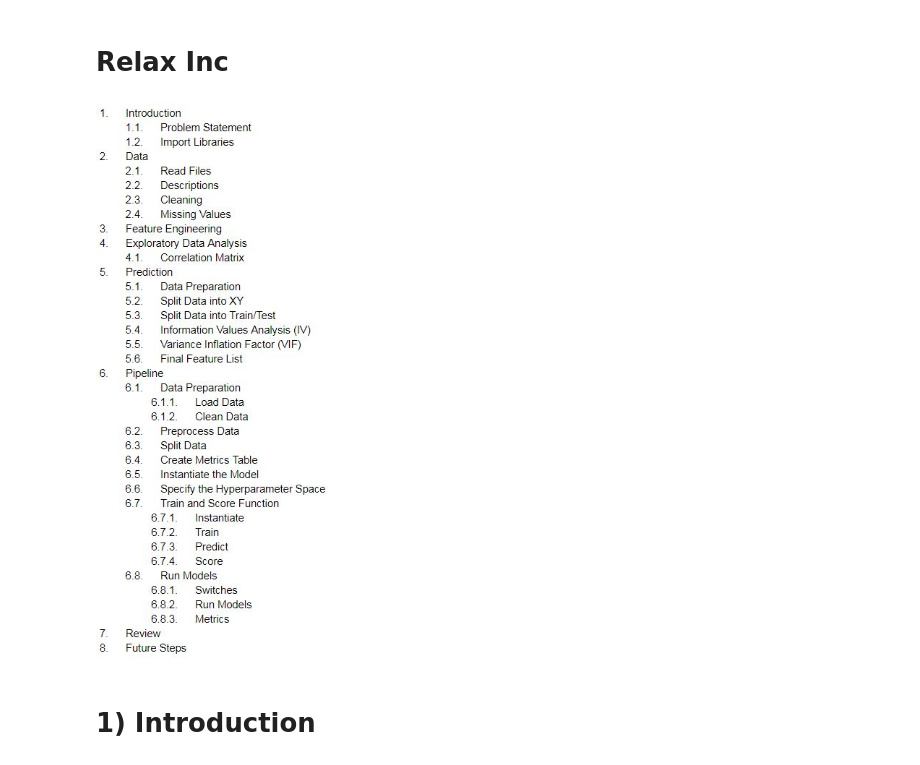
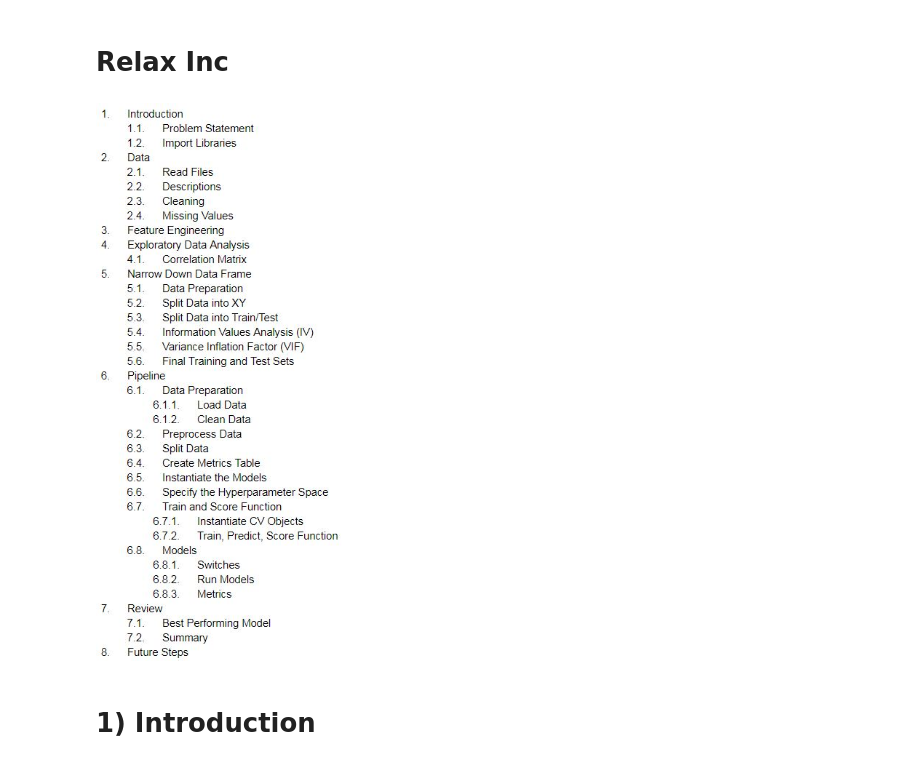
Before and after one commit to milesin3d/Springboard-MiniProjects, a Jupyter notebook: Relax Inc/Relax Inc.ipynb, the cells around one changed output. Saved outputs shown, nothing was run; the diff lists cells and outputs as text; code cells hidden in the pictures.

```diff
--- a/Relax Inc/Relax Inc.ipynb
+++ b/Relax Inc/Relax Inc.ipynb
@@ -3,9 +3,9 @@
 # %%
 # outline picture
 from IPython.display import Image
-Image(filename='project_outline_2019_05_22.jpg')
+Image(filename='project_outline.jpg')
 # %% [output]
-[figure, old version]
+[figure, new version]
 # %% [markdown]
 # 1) Introduction
 # %% [markdown]
```
Also changed, not shown: parts of 48 cells of this notebook.
